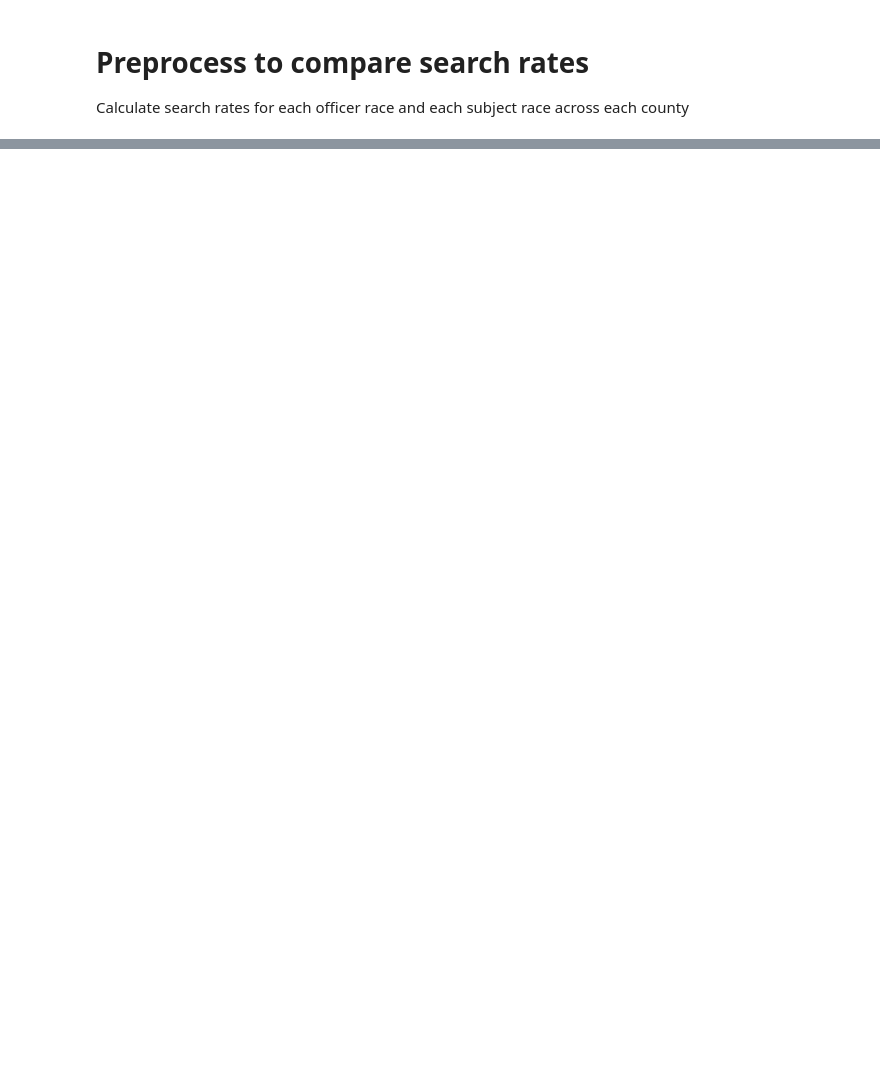
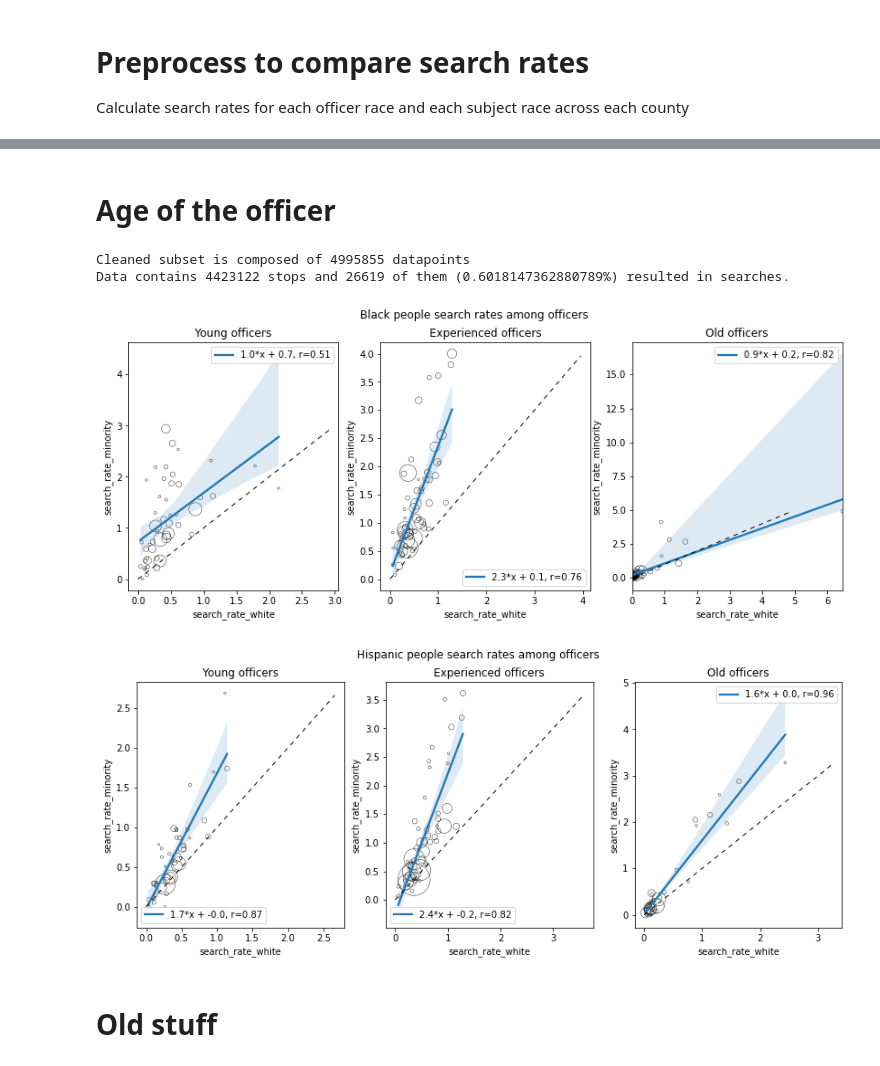
Before and after one commit to epfl-ada/ada-2020-project-milestone-p3-p3_vsl, a Jupyter notebook: notebook.ipynb, the cells around one changed output, grey strips where cells are left out. Saved outputs shown, nothing was run; the diff lists cells and outputs as text; code cells hidden in the pictures; blank space fills up the shorter version.

```diff
--- a/notebook.ipynb
+++ b/notebook.ipynb
@@ -130,3 +206,43 @@ df_officers['white'].head()
+# %% [markdown]
+# Age of the officer
+# %%
+officer_age_level = ['young', 'experienced', 'old']
+thresholds_age = [30, 50]
+# %%
+df_age = copy(df)
+
+# remove unused columns
+df_age = remove_general_unused_columns(df_age)
+
+# make sure that required data are present (drop if nan values in those columns)
+important_features = ['subject_race', 'officer_age', 'search_conducted']
+df_age.dropna(inplace=True, subset=important_features)
+print('Cleaned subset is composed of {} datapoints'.format(df_yos.shape[0]))
+
+# overview of all the data / global search rate
+print_search_rate(df_age)
+
+# preprocess for grouping
+df_age = preprocess_for_grouping(df_age)
+
+# add specific column for this type of analyzis
+df_age['age_category'] = df_age['officer_age'].apply(lambda x : officer_age_level[0] if x < thresholds_age[0] else (officer_age_level[1] if x < thresholds_age[1] else officer_age_level[2]))
+df_age_all = df_age.groupby(['age_category','subject_race','county_name']).agg({'search_rate': 'mean', 'count':'count'})
+# %% [output]
+Cleaned subset is composed of 4995855 datapoints
+Data contains 4423122 stops and 26619 of them (0.6018147362880789%) resulted in searches.
+# %%
+# separate data
+df_age_sep = separate_data(df_age_all, officer_age_level)
+df_age_sep[officer_age_level[0]].head(2)
+
+# plot it
+plot_search_rates(df_age_sep, officer_age_level)
+# %% [output]
+[figure, added]
+[figure, added]
+# %% [markdown]
+# Old stuff
 # %%
 def plot_officer_race(data, race):
     data_ = data[race]
```
Also changed, not shown: parts of 21 cells of this notebook.
